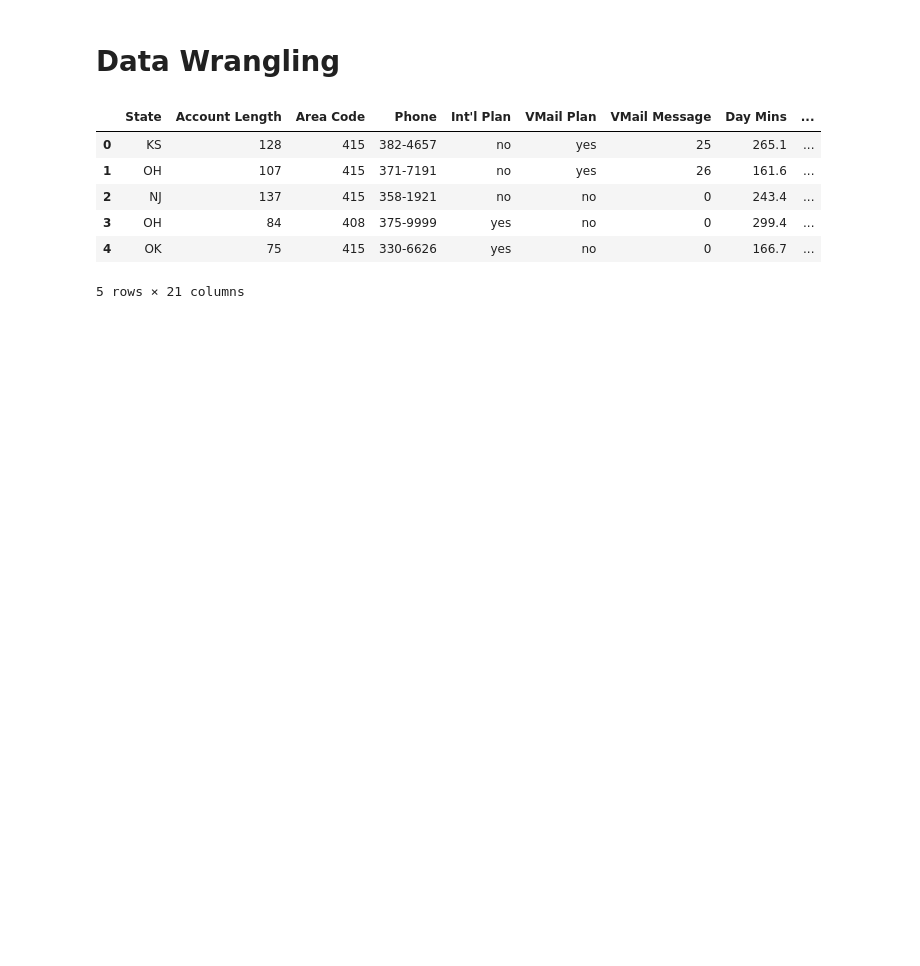
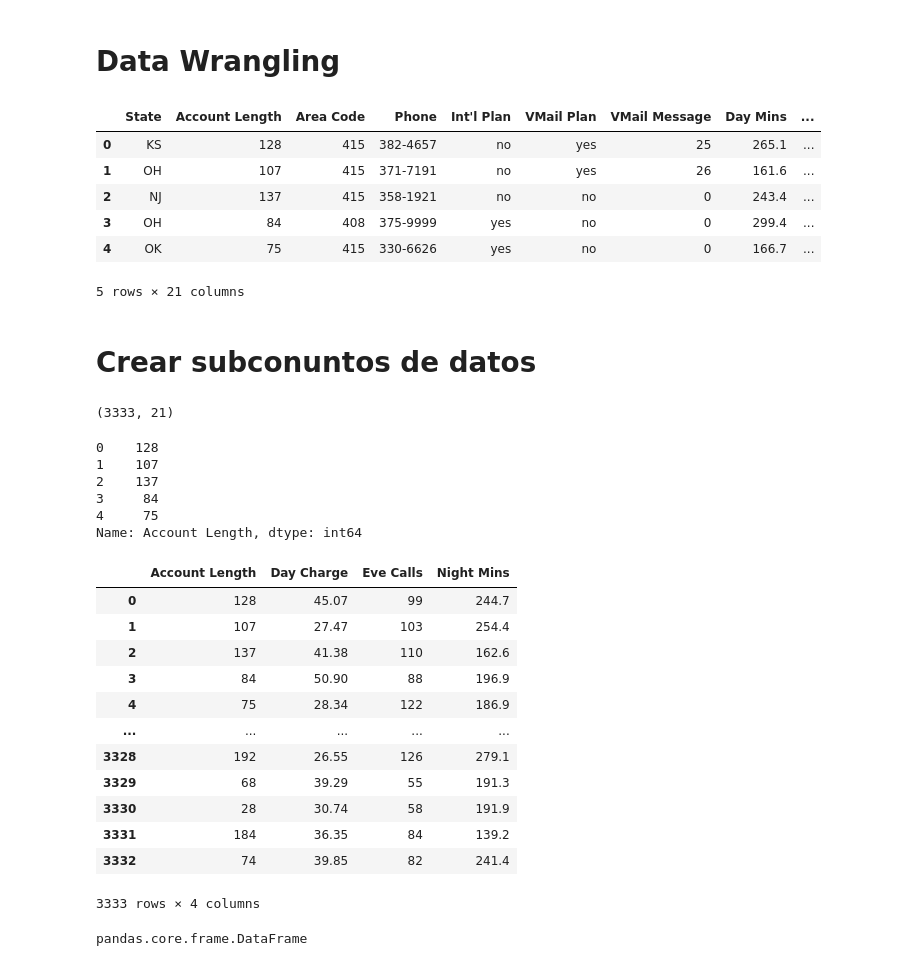
Before and after one commit to fredcab/cursoBD, a Jupyter notebook: notebooks/T2- Data Wrangling.ipynb, the cells around one changed output. Cells and saved outputs as stored; diff of their text form; code cells hidden in the pictures; blank space fills up the shorter version.

```diff
--- a/notebooks/T2- Data Wrangling.ipynb
+++ b/notebooks/T2- Data Wrangling.ipynb
@@ -21,3 +22,9 @@ data.head()
 | 3 | OH | 84 | 408 | 375-9999 | yes | no | 0 | 299.4 | ... |
 | 4 | OK | 75 | 415 | 330-6626 | yes | no | 0 | 166.7 | ... |
 5 rows × 21 columns
+# %% [markdown]
+# Crear subconuntos de datos
+# %%
+data.shape
+# %% [output]
+(3333, 21)
@@ -23,0 +33,9 @@ data.head()
+# %%
+length.head()
+# %% [output]
+0    128
+1    107
+2    137
+3     84
+4     75
+Name: Account Length, dtype: int64
@@ -23,0 +44,20 @@ data.head()
+# %%
+subset
+# %% [output]
+|  | Account Length | Day Charge | Eve Calls | Night Mins |
+| 0 | 128 | 45.07 | 99 | 244.7 |
+| 1 | 107 | 27.47 | 103 | 254.4 |
+| 2 | 137 | 41.38 | 110 | 162.6 |
+| 3 | 84 | 50.90 | 88 | 196.9 |
+| 4 | 75 | 28.34 | 122 | 186.9 |
+| ... | ... | ... | ... | ... |
+| 3328 | 192 | 26.55 | 126 | 279.1 |
+| 3329 | 68 | 39.29 | 55 | 191.3 |
+| 3330 | 28 | 30.74 | 58 | 191.9 |
+| 3331 | 184 | 36.35 | 84 | 139.2 |
+| 3332 | 74 | 39.85 | 82 | 241.4 |
+3333 rows × 4 columns
+# %%
+type(subset)
+# %% [output]
+pandas.core.frame.DataFrame
```
Also changed, not shown: parts of 31 cells of this notebook, 1 other file.
